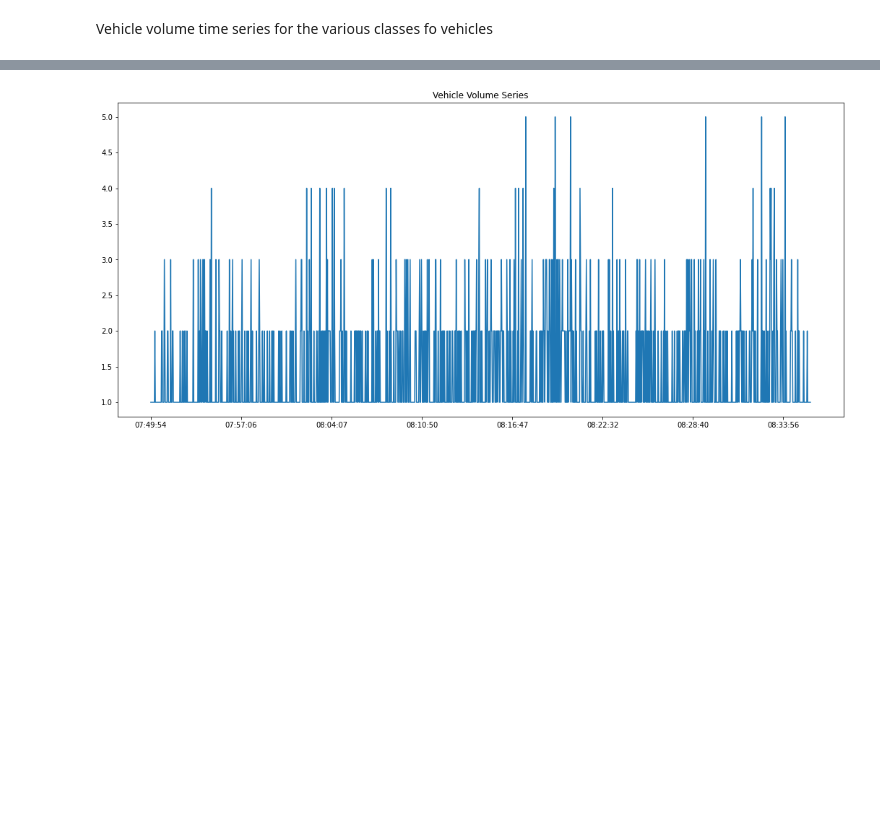
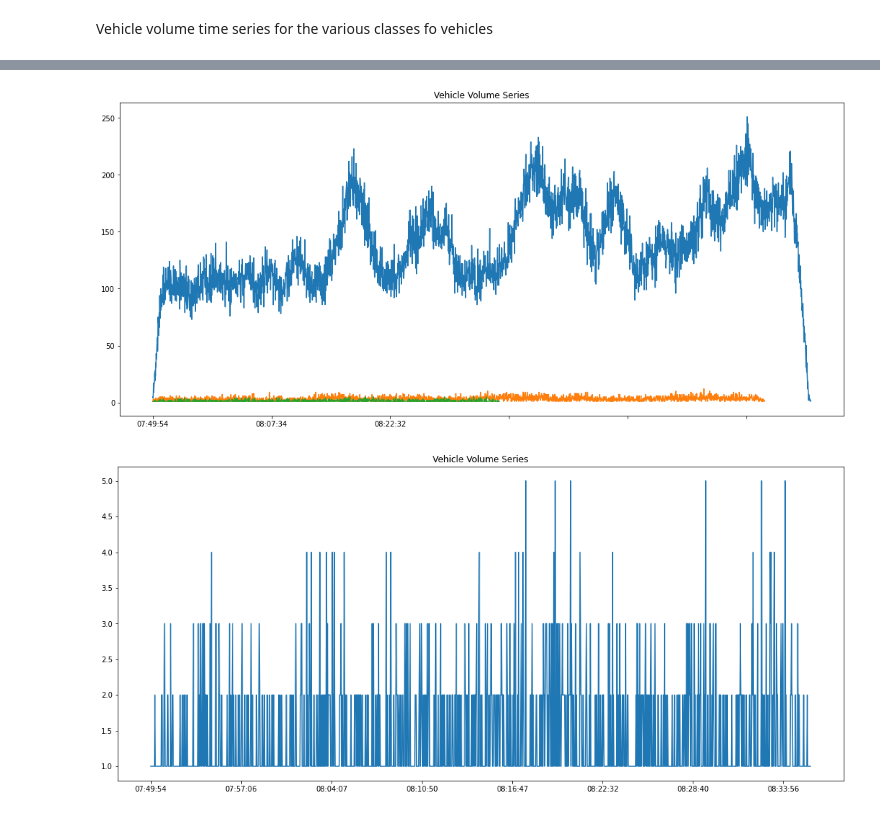
Before and after one commit to doski-codes/bpnn-ngsim-congestion, a Jupyter notebook: congestion_clusters.ipynb, the cells around one changed output, grey strips where cells are left out. Saved outputs shown, nothing was run; the diff lists cells and outputs as text; code cells hidden in the pictures; blank space fills up the shorter version.

Commit message:
updated graphs

```diff
--- a/congestion_clusters.ipynb
+++ b/congestion_clusters.ipynb
@@ -191,3 +191,6 @@ kmeans_df['v_Class'].value_counts()
 Name: v_Class, dtype: int64
 # %% [markdown]
 Vehicle volume time series for the various classes fo vehicles
+# %%
+for cls in kmeans_df['v_Class'].unique():
+  print(f'{cls} \n {kmeans_df[kmeans_df["v_Class"] == cls].Congestion.value_counts()} \n')
@@ -194,3 +212,9 @@ Vehicle volume time series for the various classes fo vehicles
+# %%
+for cls in kmeans_df['v_Class'].unique():
+  ax = kmeans_df[kmeans_df['v_Class'] == cls].Time.value_counts().sort_index().plot(kind='line', figsize=(18,8),
+                                              title='Vehicle Volume Series')
+# %% [output]
+[figure, added]
 # %%
 ax = kmeans_df[kmeans_df['v_Class'] == 0].Time.value_counts().sort_index().plot(kind='line', figsize=(18,8),
                                               title='Vehicle Volume Series')
```
Also changed, not shown: parts of 1 cell of this notebook.
